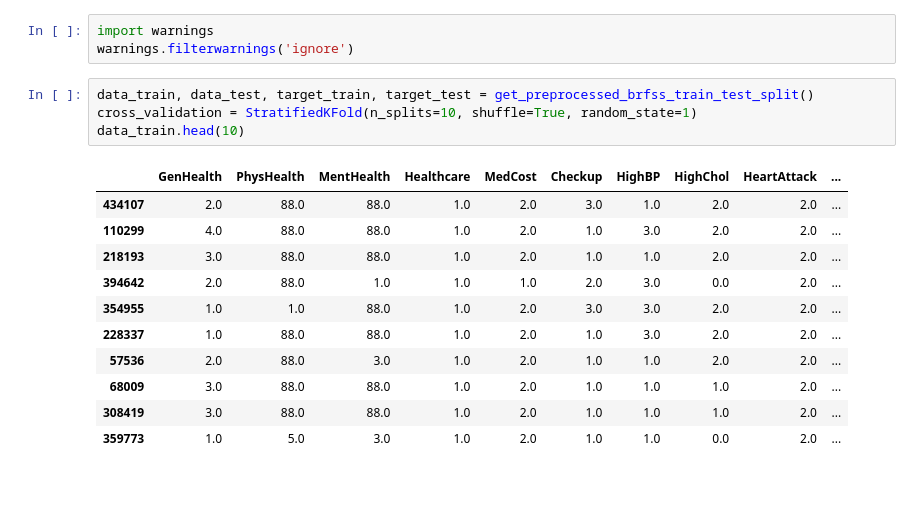
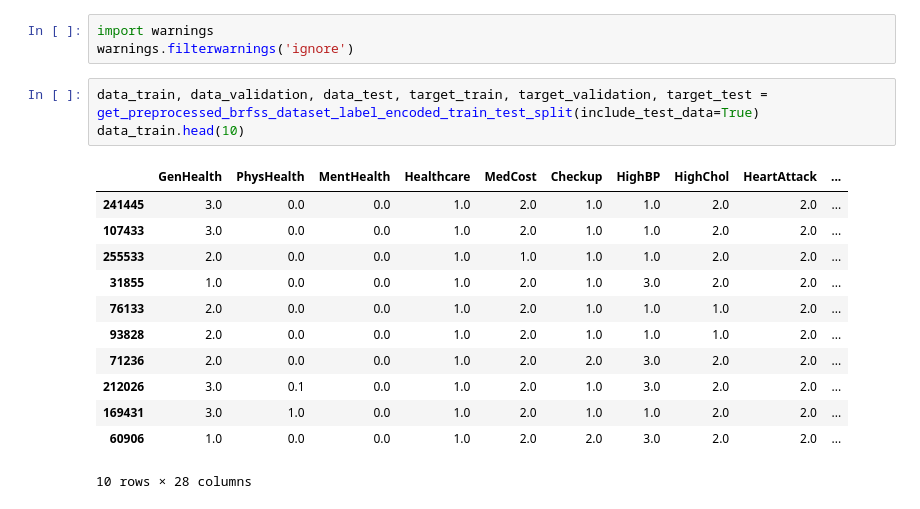
Before and after one commit to medplot/data-mining-project, a Jupyter notebook: jupyter_notebooks/decision_tree.ipynb, the cells around one changed output. Saved outputs shown, nothing was run; the diff lists cells and outputs as text.

```diff
--- a/jupyter_notebooks/decision_tree.ipynb
+++ b/jupyter_notebooks/decision_tree.ipynb
@@ -29,18 +10,18 @@ import pandas as pd
 import warnings
 warnings.filterwarnings('ignore')
 # %%
-data_train, data_test, target_train, target_test = get_preprocessed_brfss_train_test_split()
-cross_validation = StratifiedKFold(n_splits=10, shuffle=True, random_state=1)
+data_train, data_validation, data_test, target_train, target_validation, target_test = get_preprocessed_brfss_dataset_label_encoded_train_test_split(include_test_data=True)
 data_train.head(10)
 # %% [output]
 |  | GenHealth | PhysHealth | MentHealth | Healthcare | MedCost | Checkup | HighBP | HighChol | HeartAttack | ... |
-| 434107 | 2.0 | 88.0 | 88.0 | 1.0 | 2.0 | 3.0 | 1.0 | 2.0 | 2.0 | ... |
-| 110299 | 4.0 | 88.0 | 88.0 | 1.0 | 2.0 | 1.0 | 3.0 | 2.0 | 2.0 | ... |
-| 218193 | 3.0 | 88.0 | 88.0 | 1.0 | 2.0 | 1.0 | 1.0 | 2.0 | 2.0 | ... |
-| 394642 | 2.0 | 88.0 | 1.0 | 1.0 | 1.0 | 2.0 | 3.0 | 0.0 | 2.0 | ... |
-| 354955 | 1.0 | 1.0 | 88.0 | 1.0 | 2.0 | 3.0 | 3.0 | 2.0 | 2.0 | ... |
-| 228337 | 1.0 | 88.0 | 88.0 | 1.0 | 2.0 | 1.0 | 3.0 | 2.0 | 2.0 | ... |
-| 57536 | 2.0 | 88.0 | 3.0 | 1.0 | 2.0 | 1.0 | 1.0 | 2.0 | 2.0 | ... |
-| 68009 | 3.0 | 88.0 | 88.0 | 1.0 | 2.0 | 1.0 | 1.0 | 1.0 | 2.0 | ... |
-| 308419 | 3.0 | 88.0 | 88.0 | 1.0 | 2.0 | 1.0 | 1.0 | 1.0 | 2.0 | ... |
-| 359773 | 1.0 | 5.0 | 3.0 | 1.0 | 2.0 | 1.0 | 1.0 | 0.0 | 2.0 | ... |
+| 241445 | 3.0 | 0.0 | 0.0 | 1.0 | 2.0 | 1.0 | 1.0 | 2.0 | 2.0 | ... |
+| 107433 | 3.0 | 0.0 | 0.0 | 1.0 | 2.0 | 1.0 | 1.0 | 2.0 | 2.0 | ... |
+| 255533 | 2.0 | 0.0 | 0.0 | 1.0 | 1.0 | 1.0 | 1.0 | 2.0 | 2.0 | ... |
+| 31855 | 1.0 | 0.0 | 0.0 | 1.0 | 2.0 | 1.0 | 3.0 | 2.0 | 2.0 | ... |
+| 76133 | 2.0 | 0.0 | 0.0 | 1.0 | 2.0 | 1.0 | 1.0 | 1.0 | 2.0 | ... |
+| 93828 | 2.0 | 0.0 | 0.0 | 1.0 | 2.0 | 1.0 | 1.0 | 1.0 | 2.0 | ... |
+| 71236 | 2.0 | 0.0 | 0.0 | 1.0 | 2.0 | 2.0 | 3.0 | 2.0 | 2.0 | ... |
+| 212026 | 3.0 | 0.1 | 0.0 | 1.0 | 2.0 | 1.0 | 3.0 | 2.0 | 2.0 | ... |
+| 169431 | 3.0 | 1.0 | 0.0 | 1.0 | 2.0 | 1.0 | 1.0 | 2.0 | 2.0 | ... |
+| 60906 | 1.0 | 0.0 | 0.0 | 1.0 | 2.0 | 2.0 | 3.0 | 2.0 | 2.0 | ... |
+10 rows × 28 columns
```
Also changed, not shown: parts of 18 cells of this notebook, 3 other files.
